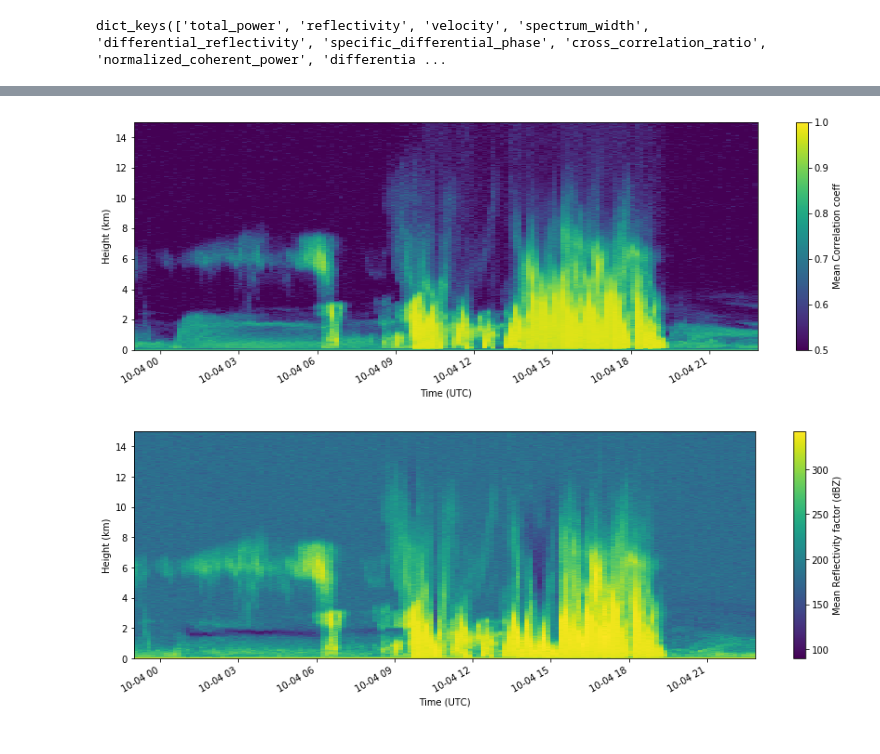
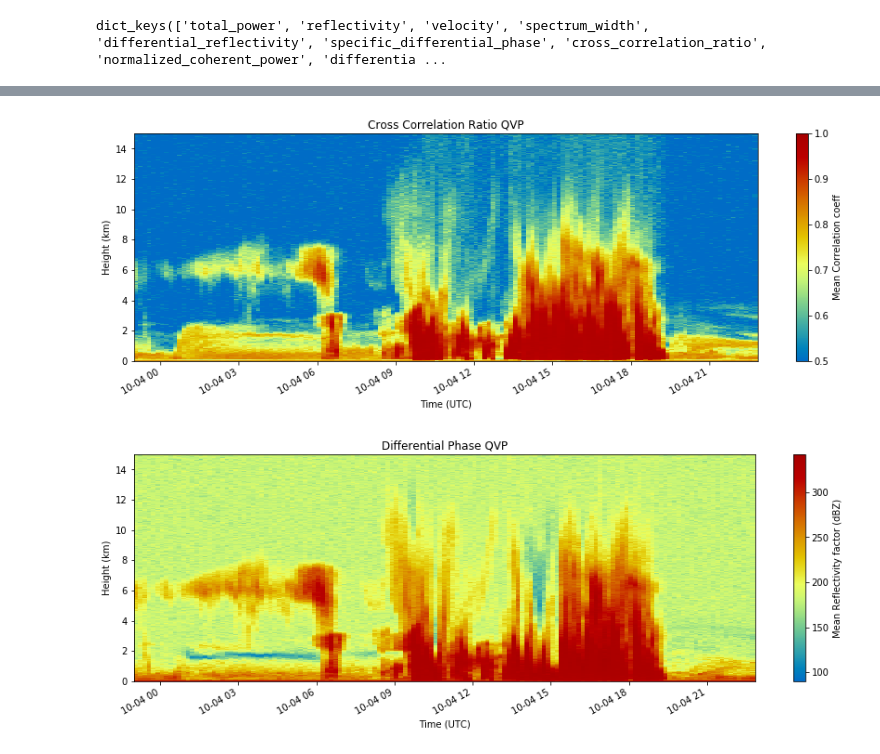
Before and after one commit to jhemedin/qvp, a Jupyter notebook: notebooks/qvp.ipynb, the cells around one changed output, grey strips where cells are left out. Drawn from its saved outputs; the diff is of its cells as text; code cells hidden in the pictures.

```diff
--- a/notebooks/qvp.ipynb
+++ b/notebooks/qvp.ipynb
@@ -243,30 +252,39 @@ cb.set_label('Mean Spectral Width (ms$^{-1}$)')
 times.sort()
 fig = plt.figure(figsize = [15,5])
 pc = plt.pcolormesh(times, qvps[0]['height']/1000.0,
-                    time_series['cross_correlation_ratio'].transpose(), vmin =0.5, vmax = 1.)
+                    time_series['cross_correlation_ratio'].transpose(),
+                    cmap=pyart.graph.cm_colorblind.HomeyerRainbow,
+                    vmin =0.5, vmax = 1.)
 ax = plt.gca()
 ax.xaxis_date()
 fig.autofmt_xdate()
 plt.xlabel('Time (UTC)')
 plt.ylabel('Height (km)')
 plt.ylim([0,15])
+plt.title('Cross Correlation Ratio QVP')
 cb = plt.colorbar()
 cb.set_label('Mean Correlation coeff')
+plt.savefig('correlation_coeff.png', dpi=300)
+plt.show()
 # %% [output]
-[figure, old version]
+[figure, new version]
 # %%
 fig = plt.figure(figsize = [15,5])
 pc = plt.pcolormesh(times, qvps[0]['height']/1000.0,
-                    time_series['differential_phase'].transpose())#,
+                    time_series['differential_phase'].transpose(),
+                    cmap=pyart.graph.cm_colorblind.HomeyerRainbow)#,
                     #vmin = 60, vmax = 100)
 ax = plt.gca()
 ax.xaxis_date()
 #Magically deal with time!
 fig.autofmt_xdate()
 plt.xlabel('Time (UTC)')
 plt.ylabel('Height (km)')
 plt.ylim([0,15])
+plt.title('Differential Phase QVP')
 cb = plt.colorbar()
 cb.set_label('Mean Reflectivity factor (dBZ)')
+plt.savefig('differential_phase.png', dpi=300)
+plt.show()
 # %% [output]
-[figure, old version]
+[figure, new version]
```
Also changed, not shown: parts of 4 cells of this notebook.
